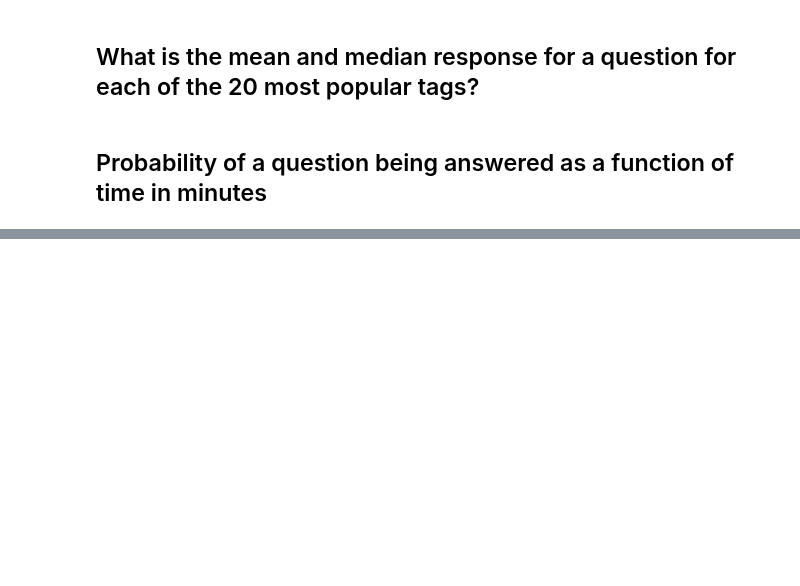
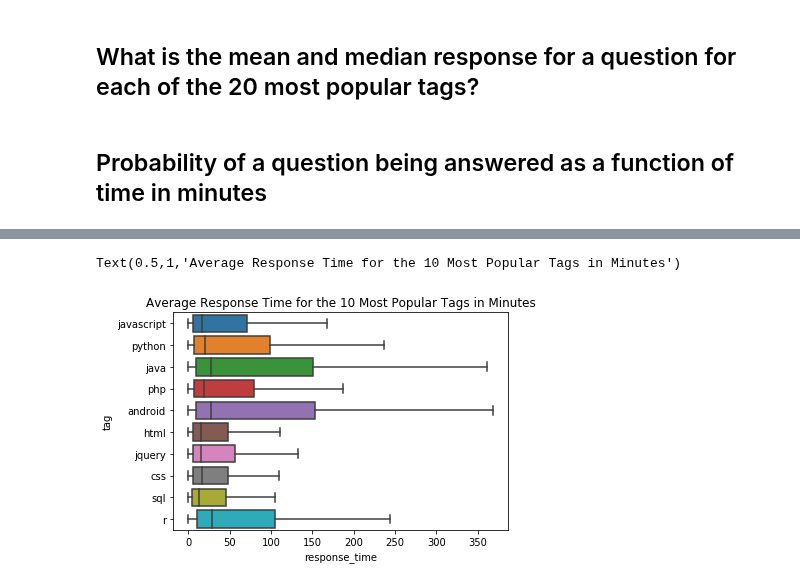
Before and after one commit to MaksimDan/160-Stackoverflow, a Jupyter notebook: source/eda/EDA-stackoverflow.ipynb, the cells around one changed output, grey strips where cells are left out. Cells and saved outputs as stored; diff of their text form; code cells hidden in the pictures; blank space fills up the shorter version.

Commit message:
added boxplot

```diff
--- a/source/eda/EDA-stackoverflow.ipynb
+++ b/source/eda/EDA-stackoverflow.ipynb
@@ -319,0 +403,21 @@ up_down_votes_per_question.head()
+# %%
+tag_response_times = defaultdict(list)
+def map_response_times(df):
+    # sort by creation date to get question and then answer
+    df = df.sort_values(by=['CreationDate']).head(2)
+    response_times = df['CreationDate'].values
+    # convert the response time to minutes
+    response_time = (response_times[1] - response_times[0]).astype('timedelta64[m]').astype(int)
+    # map each tag with appropriate response time
+    for tag in df['Tags'].values[0].split():
+        tag_response_times[tag].append(response_time)
+
+
+# query - group by the parent id then sort by creation date
+#         the first data must be the question (posttypeid == 1)
+#         and the second musst be the answer (if at all existent) (posttypeid == 2)
+tag_list_by_time = Posts.groupby('ParentID')
+bar = progressbar.ProgressBar()
+for key, group in bar(tag_list_by_time):
+    if group.shape[0] >= 2:
+        map_response_times(group)
@@ -319,0 +426,4 @@ up_down_votes_per_question.head()
+# %%
+top_10_tags_response = sorted(tag_response_times.items(), key=lambda x: -len(x[1]))[0:10]
+top_10_tags = [key for key, _ in top_10_tags_response]
+top_10_tags
@@ -319,0 +441,8 @@ up_down_votes_per_question.head()
+# %%
+# now transpose to dataframe with proper labels in order to group (melt)
+tag_labels, response_times = [], []
+for tag, response in top_10_tags_response:
+    tag_labels += [tag for _ in range(len(response))]
+    response_times += response
+top_10_tags_df = pd.DataFrame({'tag': tag_labels, 'response_time': response_times})
+top_10_tags_df.head()
@@ -319,0 +456,6 @@ up_down_votes_per_question.head()
+# %%
+sns.boxplot(x="response_time", y="tag", data=top_10_tags_df, showfliers=False)
+plt.title('Average Response Time for the 10 Most Popular Tags in Minutes')
+# %% [output]
+Text(0.5,1,'Average Response Time for the 10 Most Popular Tags in Minutes')
+[figure, added]
```
Also changed, not shown: parts of 32 cells of this notebook.
